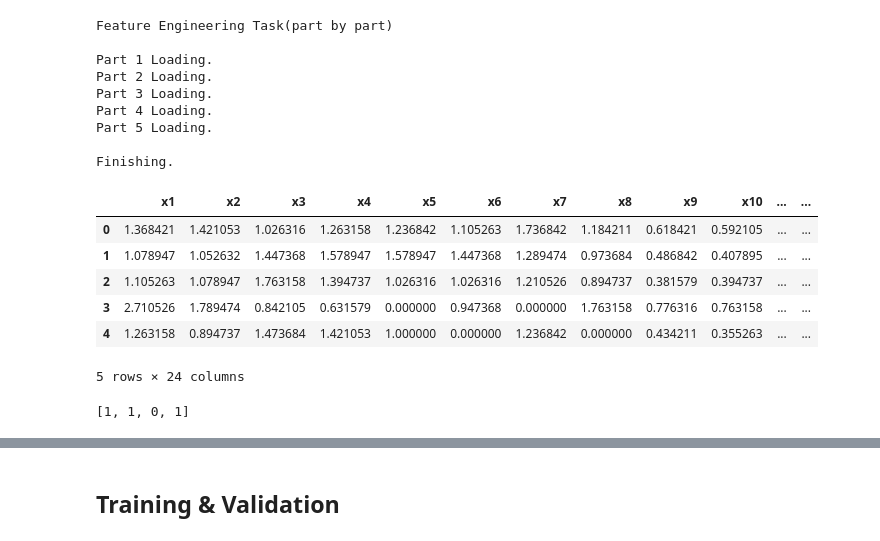
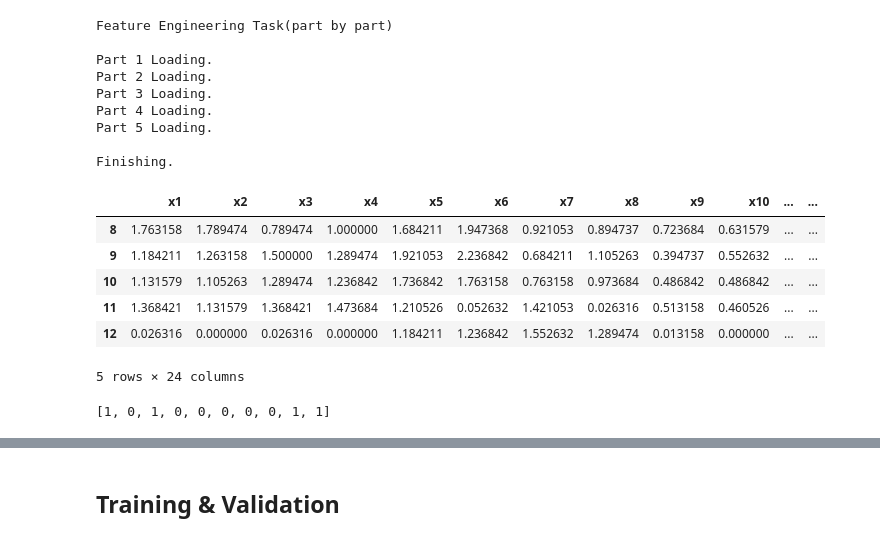
Before and after one commit to niudd/latest-research, a Jupyter notebook: John Goddard (2005).ipynb, the cells around one changed output, grey strips where cells are left out. Saved outputs shown, nothing was run; the diff lists cells and outputs as text; code cells hidden in the pictures.

```diff
--- a/John Goddard (2005).ipynb
+++ b/John Goddard (2005).ipynb
@@ -18,8 +20,12 @@ f1, f2, f3, f4, f5 = load_EPL, load_Spain, load_France, load_Germany, load_Italy
 # choose a league
 load_league = f1
 
-df1 = pd.concat([load_league('2008-2009').data, load_league('2009-2010').data], ignore_index=True)
-df2 = pd.concat([load_league('2010-2011').data, load_league('2011-2012').data, load_league('2012-2013').data, load_league('2013-2014').data, load_league('2014-2015').data], \
+df1 = pd.concat([load_league('2002-2003').data, load_league('2003-2004').data], ignore_index=True)
+df2 = pd.concat([load_league('2004-2005').data, load_league('2005-2006').data, \
+                 load_league('2006-2007').data, load_league('2007-2008').data, \
+                 load_league('2008-2009').data, load_league('2009-2010').data, \
+                 load_league('2010-2011').data, load_league('2011-2012').data, \
+                 load_league('2012-2013').data, load_league('2013-2014').data],\
                       ignore_index=True)
 # %%
 def FeatureEngineer(df1, df2, which_predictors = range(1, 28), real_predict=False):
@@ -72,7 +78,7 @@ def FeatureEngineer(df1, df2, which_predictors = range(1, 28), real_predict=Fals
     df1: pd.DataFrame, [season1, season2]
     df2: pd.DataFrame, [season3, season4,...]
     which_predictors: list, decide which predictors to use, e.g. range(1, 11) + [25,26,27]
-    real_predict: True, False. for real pre-match betting, match outcomes are unknown before kick-off
+    real_predict: True, False. If True, for real pre-match betting, upcoming matches' data are NaN
 
     '''
 
@@ -320,16 +327,16 @@ Finishing.
 # %%
 y = ResponseEngineer(df2, which=2)
 # %%
-X.loc[0:4, ]
+X.loc[8:12, ]
 # %% [output]
 |  | x1 | x2 | x3 | x4 | x5 | x6 | x7 | x8 | x9 | x10 | ... | ... |
-| 0 | 1.368421 | 1.421053 | 1.026316 | 1.263158 | 1.236842 | 1.105263 | 1.736842 | 1.184211 | 0.618421 | 0.592105 | ... | ... |
-| 1 | 1.078947 | 1.052632 | 1.447368 | 1.578947 | 1.578947 | 1.447368 | 1.289474 | 0.973684 | 0.486842 | 0.407895 | ... | ... |
-| 2 | 1.105263 | 1.078947 | 1.763158 | 1.394737 | 1.026316 | 1.026316 | 1.210526 | 0.894737 | 0.381579 | 0.394737 | ... | ... |
-| 3 | 2.710526 | 1.789474 | 0.842105 | 0.631579 | 0.000000 | 0.947368 | 0.000000 | 1.763158 | 0.776316 | 0.763158 | ... | ... |
-| 4 | 1.263158 | 0.894737 | 1.473684 | 1.421053 | 1.000000 | 0.000000 | 1.236842 | 0.000000 | 0.434211 | 0.355263 | ... | ... |
+| 8 | 1.763158 | 1.789474 | 0.789474 | 1.000000 | 1.684211 | 1.947368 | 0.921053 | 0.894737 | 0.723684 | 0.631579 | ... | ... |
+| 9 | 1.184211 | 1.263158 | 1.500000 | 1.289474 | 1.921053 | 2.236842 | 0.684211 | 1.105263 | 0.394737 | 0.552632 | ... | ... |
+| 10 | 1.131579 | 1.105263 | 1.289474 | 1.236842 | 1.736842 | 1.763158 | 0.763158 | 0.973684 | 0.486842 | 0.486842 | ... | ... |
+| 11 | 1.368421 | 1.131579 | 1.368421 | 1.473684 | 1.210526 | 0.052632 | 1.421053 | 0.026316 | 0.513158 | 0.460526 | ... | ... |
+| 12 | 0.026316 | 0.000000 | 0.026316 | 0.000000 | 1.184211 | 1.236842 | 1.552632 | 1.289474 | 0.013158 | 0.000000 | ... | ... |
 5 rows × 24 columns
 # %%
-y[0:4]
+y[0:10]
 # %% [output]
-[1, 1, 0, 1]
+[1, 0, 1, 0, 0, 0, 0, 0, 1, 1]
```
Also changed, not shown: parts of 24 cells of this notebook.
